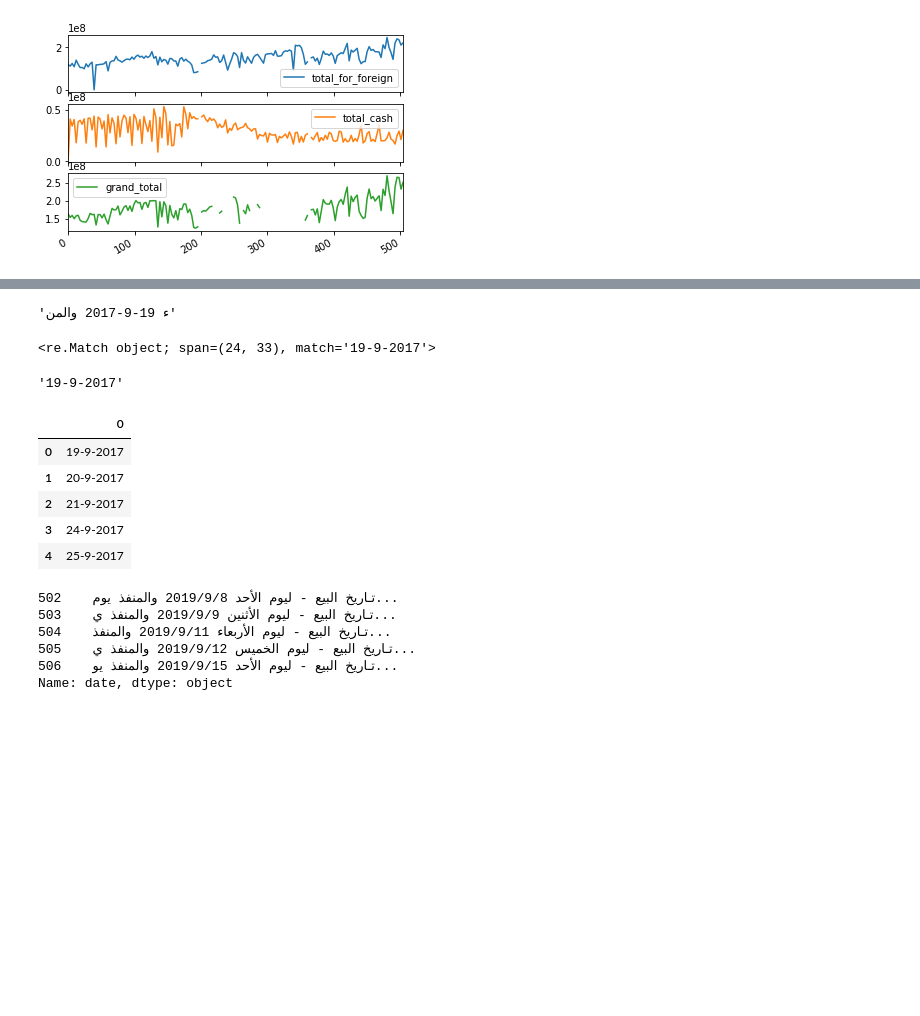
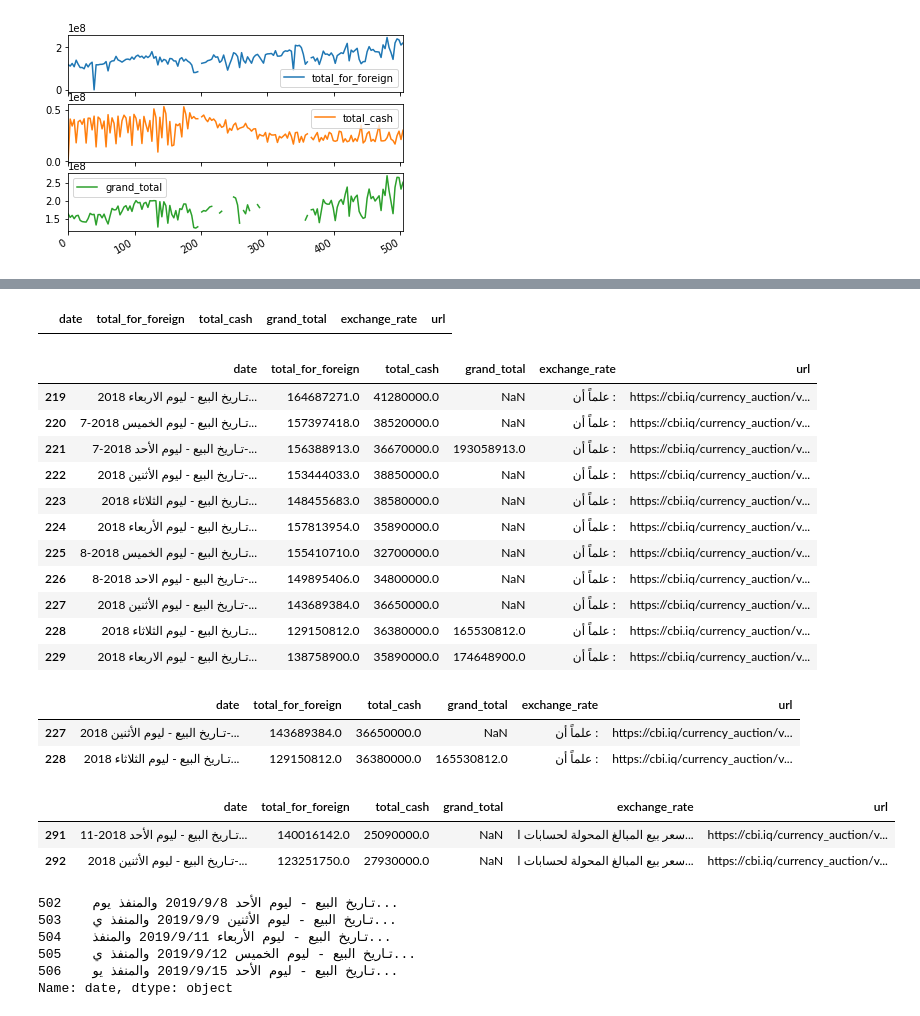
Before and after one commit to mpky/CBI_Project, a Jupyter notebook: CBI_Project.ipynb, the cells around one changed output, grey strips where cells are left out. Saved outputs shown, nothing was run; the diff lists cells and outputs as text; code cells hidden in the pictures; blank space fills up the shorter version.

```diff
--- a/CBI_Project.ipynb
+++ b/CBI_Project.ipynb
@@ -523,24 +467,22 @@ def match(x):
-# %%
-s[22:39]
-# %% [output]
-'ء 19-9-2017 والمن'
-# %%
-# combined_df.date.str.extract(r"(\d{4}-\d{1-2}-\d{1-2})")
-s = combined_df.date.loc[0]
-match = re.search('\d{1,2}-\d{1,2}-\d{1,4}',s)
-print(match)
-# %% [output]
-<re.Match object; span=(24, 33), match='19-9-2017'>
-# %%
-match.group()
-# %% [output]
-'19-9-2017'
-# %%
-combined_df.date.str.extract('(\d{1,2}-\d{1,2}-\d{1,4})',expand=True)[:5]
-# %% [output]
-|  | 0 |
-| 0 | 19-9-2017 |
-| 1 | 20-9-2017 |
-| 2 | 21-9-2017 |
-| 3 | 24-9-2017 |
-| 4 | 25-9-2017 |
+# %%
+# announcement date is 08 May 2018
+announcement_date = combined_df.date.str.contains('2018-5-8', regex=True)
+combined_df[announcement_date]
+# %% [output]
+|  | date | total_for_foreign | total_cash | grand_total | exchange_rate | url |
+# %%
+# have to find it manually
+combined_df[219:230]
+# %% [output]
+|  | date | total_for_foreign | total_cash | grand_total | exchange_rate | url |
+| 219 | تـاريخ البيع - ليوم الاربعاء 2018... | 164687271.0 | 41280000.0 | NaN | علماً أن : | https://cbi.iq/currency_auction/v... |
+| 220 | تـاريخ البيع - ليوم الخميس 2018-7... | 157397418.0 | 38520000.0 | NaN | علماً أن : | https://cbi.iq/currency_auction/v... |
+| 221 | تـاريخ البيع - ليوم الأحد 2018-7-... | 156388913.0 | 36670000.0 | 193058913.0 | علماً أن : | https://cbi.iq/currency_auction/v... |
+| 222 | تـاريخ البيع - ليوم الأثنين 2018-... | 153444033.0 | 38850000.0 | NaN | علماً أن : | https://cbi.iq/currency_auction/v... |
+| 223 | تـاريخ البيع - ليوم الثلاثاء 2018... | 148455683.0 | 38580000.0 | NaN | علماً أن : | https://cbi.iq/currency_auction/v... |
+| 224 | تـاريخ البيع - ليوم الأربعاء 2018... | 157813954.0 | 35890000.0 | NaN | علماً أن : | https://cbi.iq/currency_auction/v... |
+| 225 | تـاريخ البيع - ليوم الخميس 2018-8... | 155410710.0 | 32700000.0 | NaN | علماً أن : | https://cbi.iq/currency_auction/v... |
+| 226 | تـاريخ البيع - ليوم الاحد 2018-8-... | 149895406.0 | 34800000.0 | NaN | علماً أن : | https://cbi.iq/currency_auction/v... |
+| 227 | تـاريخ البيع - ليوم الأثنين 2018-... | 143689384.0 | 36650000.0 | NaN | علماً أن : | https://cbi.iq/currency_auction/v... |
+| 228 | تـاريخ البيع - ليوم الثلاثاء 2018... | 129150812.0 | 36380000.0 | 165530812.0 | علماً أن : | https://cbi.iq/currency_auction/v... |
+| 229 | تـاريخ البيع - ليوم الاربعاء 2018... | 138758900.0 | 35890000.0 | 174648900.0 | علماً أن : | https://cbi.iq/currency_auction/v... |
@@ -546,0 +492,7 @@ combined_df.date.str.extract('(\d{1,2}-\d{1,2}-\d{1,4})',expand=True)[:5]
+# %%
+combined_df[first_snap_date]
+# marker at 227
+# %% [output]
+|  | date | total_for_foreign | total_cash | grand_total | exchange_rate | url |
+| 227 | تـاريخ البيع - ليوم الأثنين 2018-... | 143689384.0 | 36650000.0 | NaN | علماً أن : | https://cbi.iq/currency_auction/v... |
+| 228 | تـاريخ البيع - ليوم الثلاثاء 2018... | 129150812.0 | 36380000.0 | 165530812.0 | علماً أن : | https://cbi.iq/currency_auction/v... |
@@ -547,3 +502,10 @@ combined_df.date.str.extract('(\d{1,2}-\d{1,2}-\d{1,4})',expand=True)[:5]
+# %%
+combined_df[second_snap_date]
+# marker at 291
+# %% [output]
+|  | date | total_for_foreign | total_cash | grand_total | exchange_rate | url |
+| 291 | تـاريخ البيع - ليوم الأحد 2018-11... | 140016142.0 | 25090000.0 | NaN | سعر بيع المبالغ المحولة لحسابات ا... | https://cbi.iq/currency_auction/v... |
+| 292 | تـاريخ البيع - ليوم الأثنين 2018-... | 123251750.0 | 27930000.0 | NaN | سعر بيع المبالغ المحولة لحسابات ا... | https://cbi.iq/currency_auction/v... |
 # %%
 combined_df.date.tail()
 # %% [output]
```
Also changed, not shown: parts of 10 cells of this notebook.
